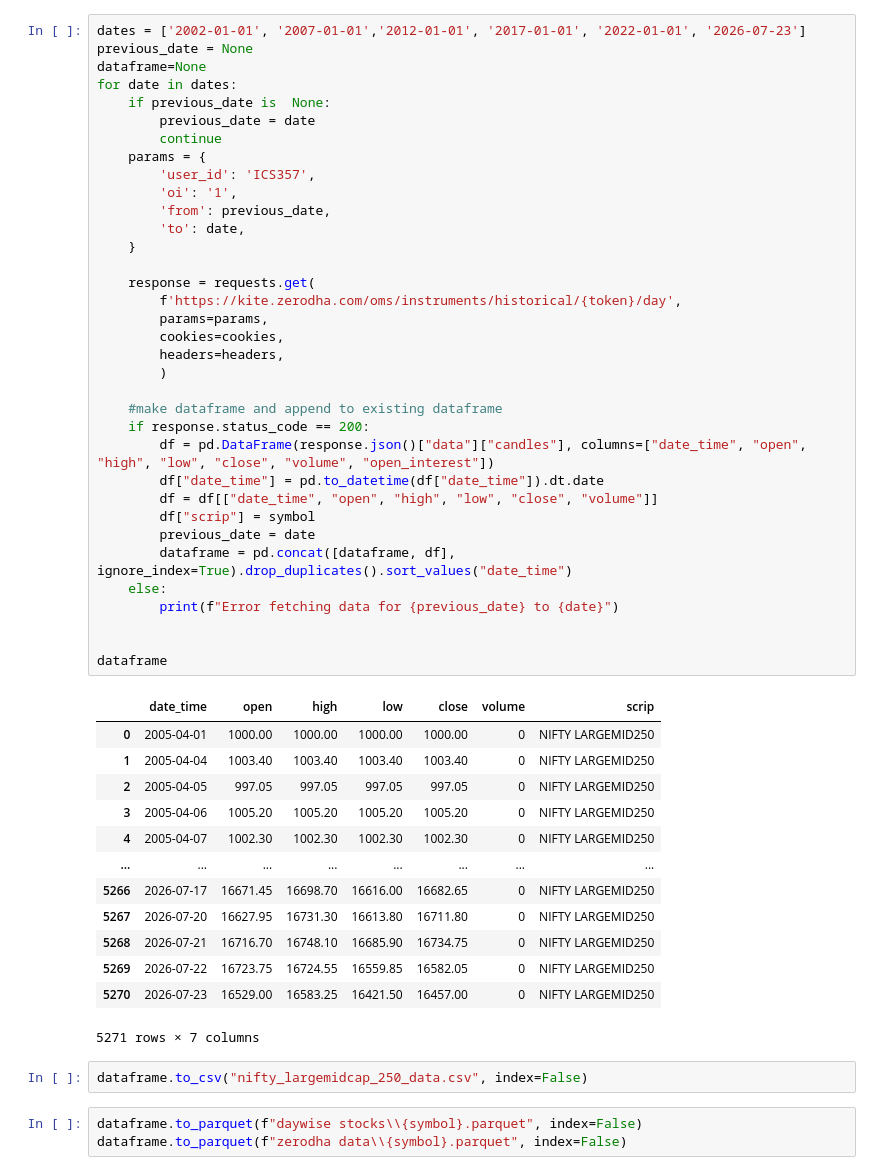
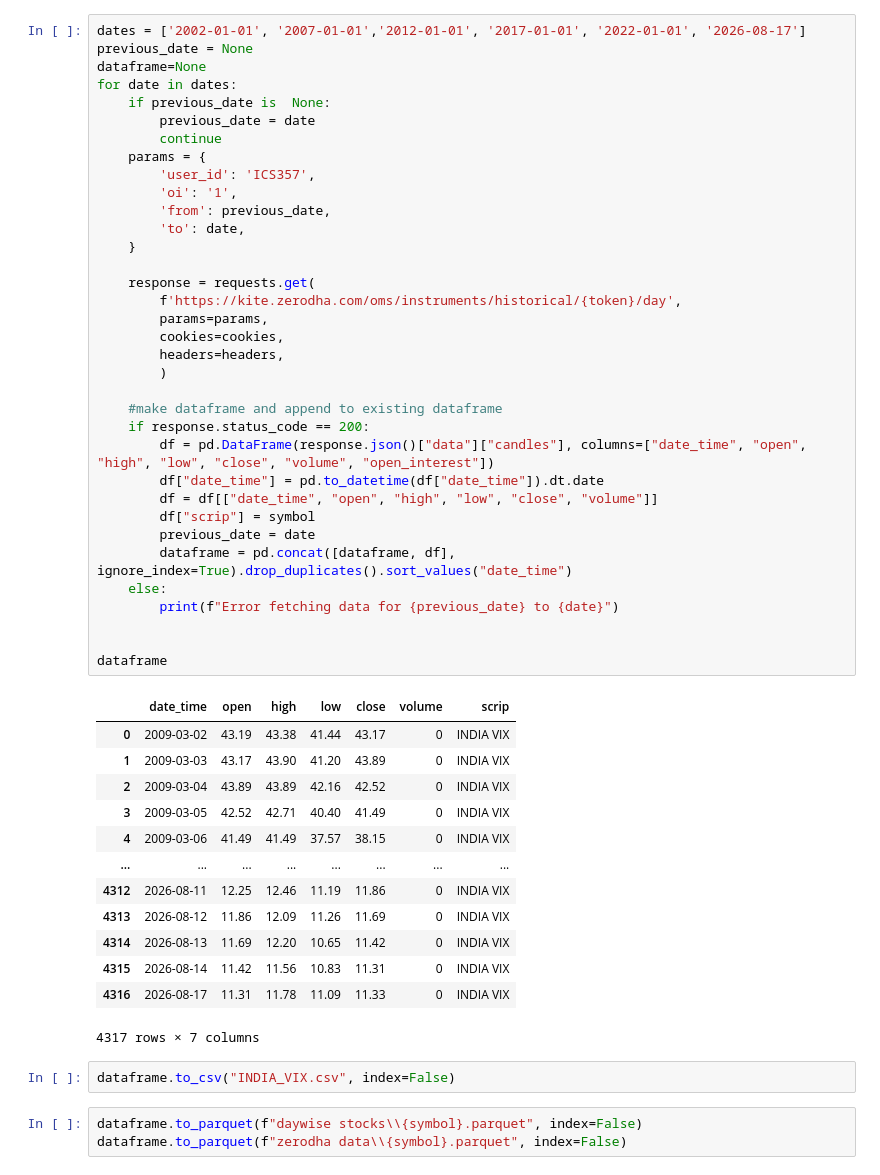
Before and after one commit to ankitsharma5911/NIFTY-LargeMidcap-250, a Jupyter notebook: download_nifty_largemidcap 250.ipynb, the cells around one changed output. Saved outputs shown, nothing was run; the diff lists cells and outputs as text.

```diff
--- a/download_nifty_largemidcap 250.ipynb
+++ b/download_nifty_largemidcap 250.ipynb
@@ -51,5 +51,5 @@ df
 # %%
-dates = ['2002-01-01', '2007-01-01','2012-01-01', '2017-01-01', '2022-01-01', '2026-07-23']
+dates = ['2002-01-01', '2007-01-01','2012-01-01', '2017-01-01', '2022-01-01', '2026-08-17']
 previous_date = None
 dataframe=None
 for date in dates:
@@ -58,47 +58,47 @@ for date in dates:
         continue
     params = {
         'user_id': 'ICS357',
         'oi': '1',
         'from': previous_date,
         'to': date,
     }
 
     response = requests.get(
         f'https://kite.zerodha.com/oms/instruments/historical/{token}/day',
         params=params,
         cookies=cookies,
         headers=headers,
         )
 
     #make dataframe and append to existing dataframe
     if response.status_code == 200:
         df = pd.DataFrame(response.json()["data"]["candles"], columns=["date_time", "open", "high", "low", "close", "volume", "open_interest"])
         df["date_time"] = pd.to_datetime(df["date_time"]).dt.date
         df = df[["date_time", "open", "high", "low", "close", "volume"]]
         df["scrip"] = symbol
         previous_date = date
         dataframe = pd.concat([dataframe, df], ignore_index=True).drop_duplicates().sort_values("date_time")
     else:
         print(f"Error fetching data for {previous_date} to {date}")
 
 
 dataframe
 # %% [output]
 |  | date_time | open | high | low | close | volume | scrip |
-| 0 | 2005-04-01 | 1000.00 | 1000.00 | 1000.00 | 1000.00 | 0 | NIFTY LARGEMID250 |
-| 1 | 2005-04-04 | 1003.40 | 1003.40 | 1003.40 | 1003.40 | 0 | NIFTY LARGEMID250 |
-| 2 | 2005-04-05 | 997.05 | 997.05 | 997.05 | 997.05 | 0 | NIFTY LARGEMID250 |
-| 3 | 2005-04-06 | 1005.20 | 1005.20 | 1005.20 | 1005.20 | 0 | NIFTY LARGEMID250 |
-| 4 | 2005-04-07 | 1002.30 | 1002.30 | 1002.30 | 1002.30 | 0 | NIFTY LARGEMID250 |
+| 0 | 2009-03-02 | 43.19 | 43.38 | 41.44 | 43.17 | 0 | INDIA VIX |
+| 1 | 2009-03-03 | 43.17 | 43.90 | 41.20 | 43.89 | 0 | INDIA VIX |
+| 2 | 2009-03-04 | 43.89 | 43.89 | 42.16 | 42.52 | 0 | INDIA VIX |
+| 3 | 2009-03-05 | 42.52 | 42.71 | 40.40 | 41.49 | 0 | INDIA VIX |
+| 4 | 2009-03-06 | 41.49 | 41.49 | 37.57 | 38.15 | 0 | INDIA VIX |
 | ... | ... | ... | ... | ... | ... | ... | ... |
-| 5266 | 2026-07-17 | 16671.45 | 16698.70 | 16616.00 | 16682.65 | 0 | NIFTY LARGEMID250 |
-| 5267 | 2026-07-20 | 16627.95 | 16731.30 | 16613.80 | 16711.80 | 0 | NIFTY LARGEMID250 |
-| 5268 | 2026-07-21 | 16716.70 | 16748.10 | 16685.90 | 16734.75 | 0 | NIFTY LARGEMID250 |
-| 5269 | 2026-07-22 | 16723.75 | 16724.55 | 16559.85 | 16582.05 | 0 | NIFTY LARGEMID250 |
-| 5270 | 2026-07-23 | 16529.00 | 16583.25 | 16421.50 | 16457.00 | 0 | NIFTY LARGEMID250 |
+| 4312 | 2026-08-11 | 12.25 | 12.46 | 11.19 | 11.86 | 0 | INDIA VIX |
+| 4313 | 2026-08-12 | 11.86 | 12.09 | 11.26 | 11.69 | 0 | INDIA VIX |
+| 4314 | 2026-08-13 | 11.69 | 12.20 | 10.65 | 11.42 | 0 | INDIA VIX |
+| 4315 | 2026-08-14 | 11.42 | 11.56 | 10.83 | 11.31 | 0 | INDIA VIX |
+| 4316 | 2026-08-17 | 11.31 | 11.78 | 11.09 | 11.33 | 0 | INDIA VIX |
-5271 rows × 7 columns
+4317 rows × 7 columns
 # %%
-dataframe.to_csv("nifty_largemidcap_250_data.csv", index=False)
+dataframe.to_csv("INDIA_VIX.csv", index=False)
 # %%
 dataframe.to_parquet(f"daywise stocks\\{symbol}.parquet", index=False)
 dataframe.to_parquet(f"zerodha data\\{symbol}.parquet", index=False)
```
Also changed, not shown: parts of 2 cells of this notebook, 3 other files.
